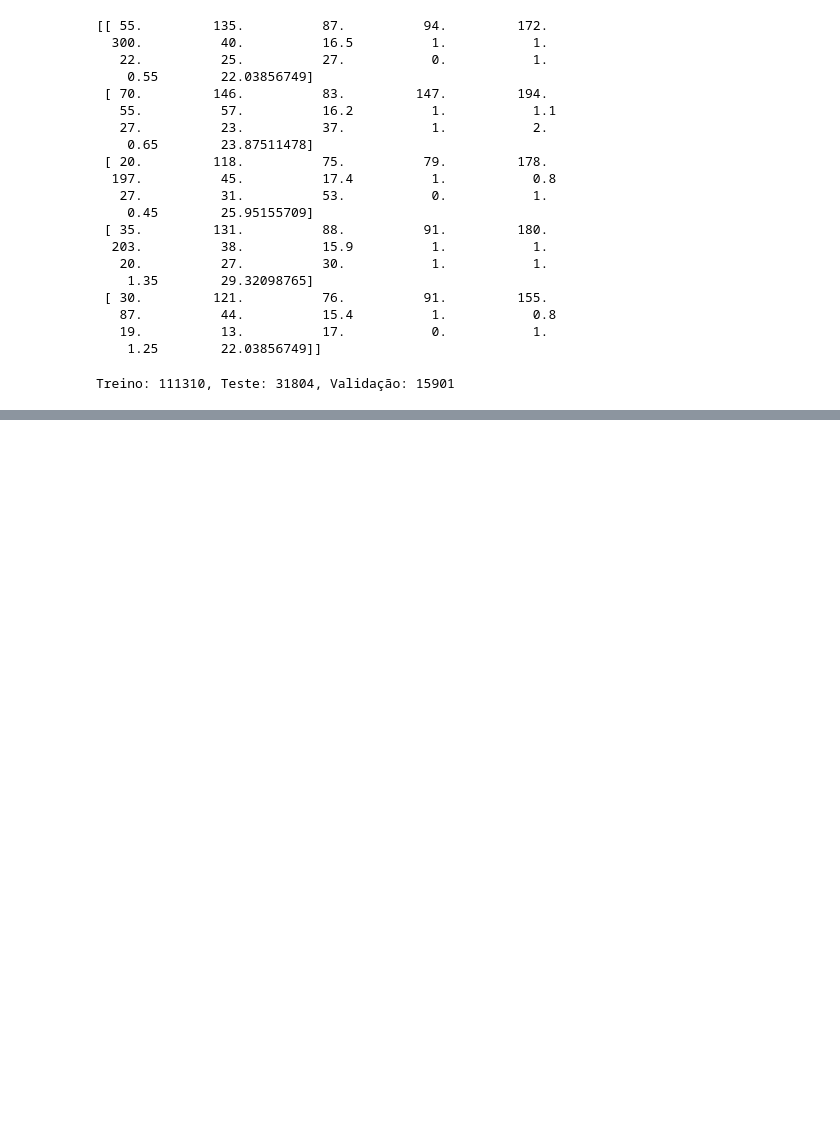
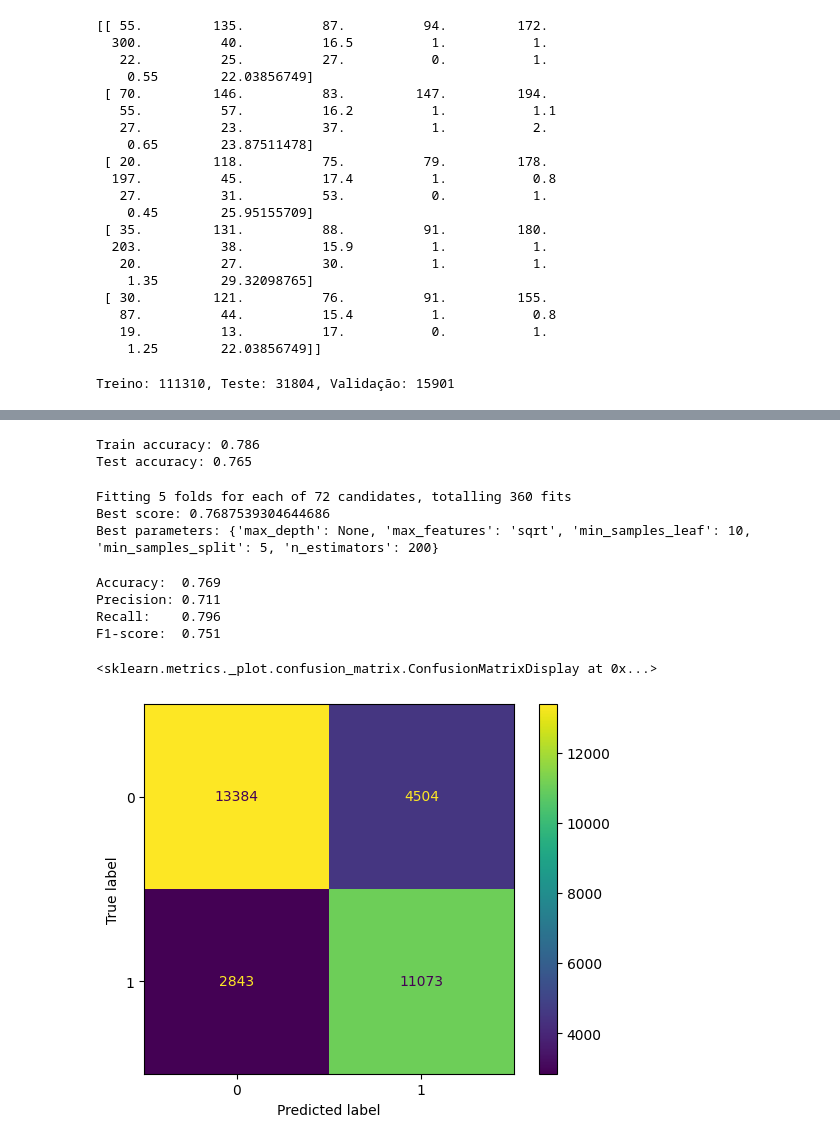
Before and after one commit to xavi-silva/feup-ia2, a Jupyter notebook: ia2.ipynb, the cells around one changed output, grey strips where cells are left out. Drawn from its saved outputs; the diff is of its cells as text; code cells hidden in the pictures; blank space fills up the shorter version.

```diff
--- a/ia2.ipynb
+++ b/ia2.ipynb
@@ -205,0 +265,73 @@ print(accuracy)
+# %%
+rf = RandomForestClassifier(
+    n_estimators=100,      # Number of trees
+    max_depth=None,        # max tree height
+    min_samples_leaf=50,    # to avoid overfitting
+    n_jobs=-1,
+    random_state=1
+)
+
+rf.fit(train_inputs, train_labels)
+
+train_preds = rf.predict(train_inputs)
+test_preds = rf.predict(test_inputs)
+
+train_acc = accuracy_score(train_labels, train_preds)
+test_acc = accuracy_score(test_labels, test_preds)
+
+print(f"Train accuracy: {train_acc:.3f}")
+print(f"Test accuracy: {test_acc:.3f}")
+# %% [output]
+Train accuracy: 0.786
+Test accuracy: 0.765
+# %%
+param_grid = {
+    'n_estimators': [100, 200],
+    'max_depth': [5, 10, None],
+    'min_samples_split': [ 5, 10],
+    'min_samples_leaf': [10, 20, 50],
+    'max_features': ['sqrt', 'log2']
+}
+rf = RandomForestClassifier(random_state=1)
+cross_validation = StratifiedKFold(n_splits=5)
+grid_search = GridSearchCV(
+    estimator=RandomForestClassifier(random_state=1),
+    param_grid=param_grid,
+    cv = cross_validation,
+    n_jobs=-1,
+    verbose=4
+)
+grid_search.fit(train_inputs, train_labels)
+
+print('Best score: {}'.format(grid_search.best_score_))
+print('Best parameters: {}'.format(grid_search.best_params_))
+# %% [output]
+Fitting 5 folds for each of 72 candidates, totalling 360 fits
+Best score: 0.7687539304644686
+Best parameters: {'max_depth': None, 'max_features': 'sqrt', 'min_samples_leaf': 10, 'min_samples_split': 5, 'n_estimators': 200}
+# %%
+rf = grid_search.best_estimator_
+pred = rf.predict(test_inputs)
+
+accuracy = accuracy_score(test_labels, pred)
+precision = precision_score(test_labels, pred, average='binary')
+recall = recall_score(test_labels, pred, average='binary')
+f1 = f1_score(test_labels, pred, average='binary')
+
+print(f"Accuracy:  {accuracy:.3f}")
+print(f"Precision: {precision:.3f}")
+print(f"Recall:    {recall:.3f}")
+print(f"F1-score:  {f1:.3f}")
+# %% [output]
+Accuracy:  0.769
+Precision: 0.711
+Recall:    0.796
+F1-score:  0.751
+# %%
+cm = confusion_matrix(test_labels, pred)
+
+disp = ConfusionMatrixDisplay(confusion_matrix=cm)
+disp.plot()
+# %% [output]
+<sklearn.metrics._plot.confusion_matrix.ConfusionMatrixDisplay at 0x...>
+[figure, added]
```
Also changed, not shown: parts of 10 cells of this notebook.
